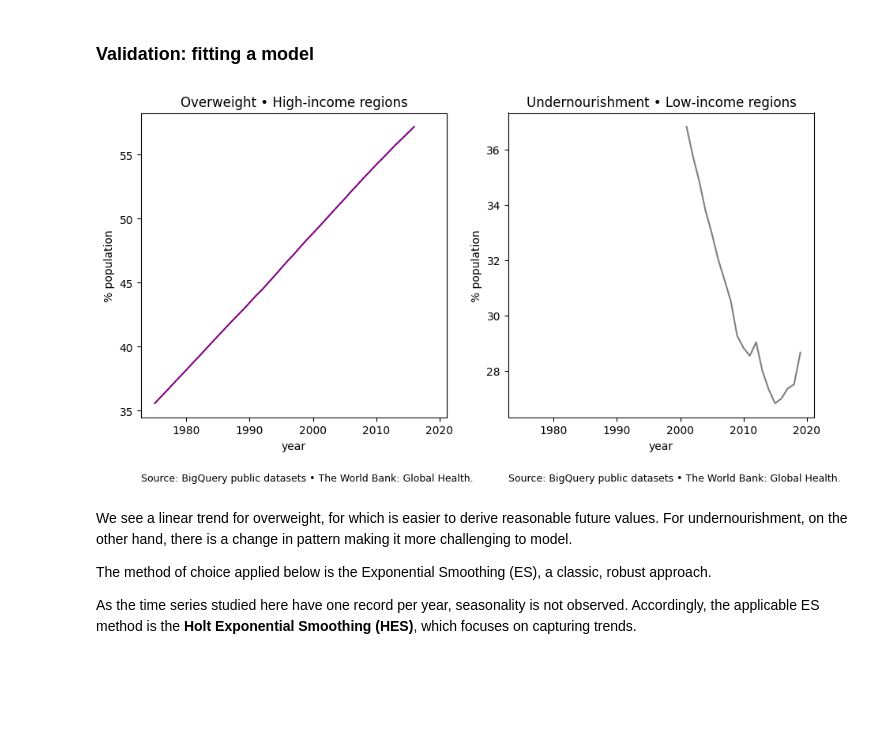
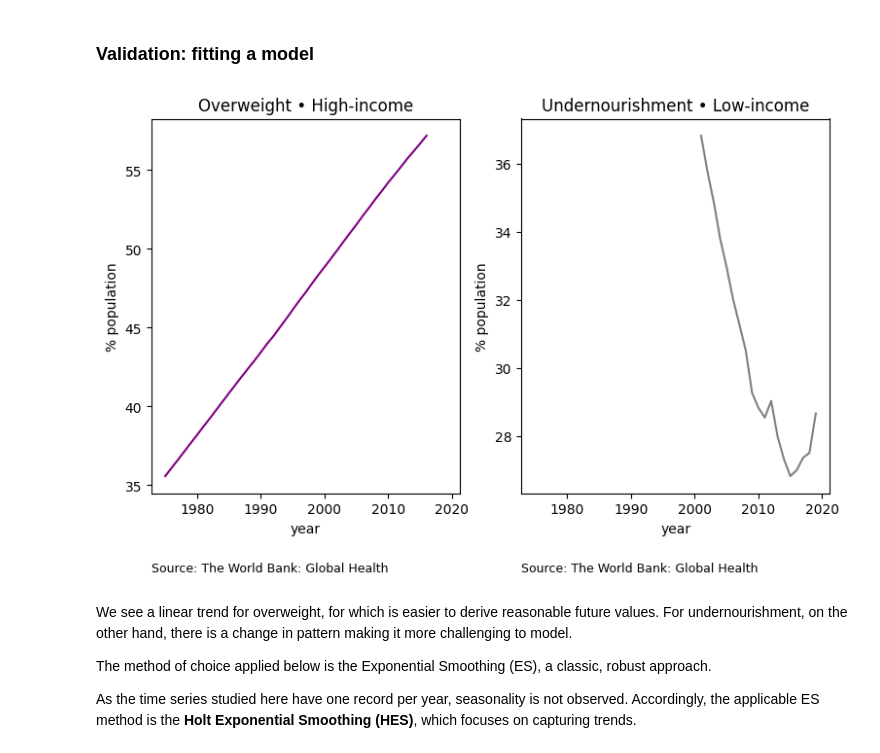
Before and after one commit to isis-santos-costa/the-world-bank-global-health, a Jupyter notebook: global-overweight-undernourishment.ipynb, the cells around one changed output. Cells and saved outputs as stored; diff of their text form; code cells hidden in the pictures; blank space fills up the shorter version.

Commit message:
Kaggle Notebook | Time Series • The World Bank: Global Health | v. 44

```diff
--- a/global-overweight-undernourishment.ipynb
+++ b/global-overweight-undernourishment.ipynb
@@ -458,40 +457,40 @@ Let's thus take these two time series for an in-depth analysis, first validating
 ### Validation: fitting a model
 # %%
 # Create two subplots and unpack the output array immediately
-f, (ax1, ax2) = plt.subplots(1, 2, sharex=True, figsize=(11, 5))
+f, (ax1, ax2) = plt.subplots(1, 2, sharex=True, figsize=(9, 5))
 
 # # Super title
 # plt.suptitle('The World Bank: Global Health Data', fontsize=16)
 
 # Chart 1 • Overweight in high-income regions
-ax1.set_title('Overweight • High-income regions')
+ax1.set_title('Overweight • High-income')
 ax1.set_xlabel('year')
 ax1.set_ylabel('% population')
 ax1.plot(ts_overweight_hi, color='purple')
 
-ax1.annotate('Source: BigQuery public datasets • The World Bank: Global Health.',
+ax1.annotate('Source: The World Bank: Global Health',
             xy = (0.0, -0.2),
             xycoords='axes fraction',
             ha='left',
             va="center",
             fontsize=9)
 
 # Chart 2 • Undernourishment in low-income regions
-ax2.set_title('Undernourishment • Low-income regions')
+ax2.set_title('Undernourishment • Low-income')
 ax2.set_xlabel('year')
 ax2.set_ylabel('% population')
 ax2.plot(ts_undernourishment_pct_li, color='gray')
 
-ax2.annotate('Source: BigQuery public datasets • The World Bank: Global Health.',
+ax2.annotate('Source: The World Bank: Global Health',
             xy = (0.0, -0.2),
             xycoords='axes fraction',
             ha='left',
             va="center",
             fontsize=9)
 
 plt.show()
 # %% [output]
-[figure, old version]
+[figure, new version]
 # %% [markdown]
 We see a linear trend for overweight, for which is easier to derive reasonable future values. For undernourishment, on the other hand, there is a change in pattern making it more challenging to model.
 
```
Also changed, not shown: parts of 13 cells of this notebook.
